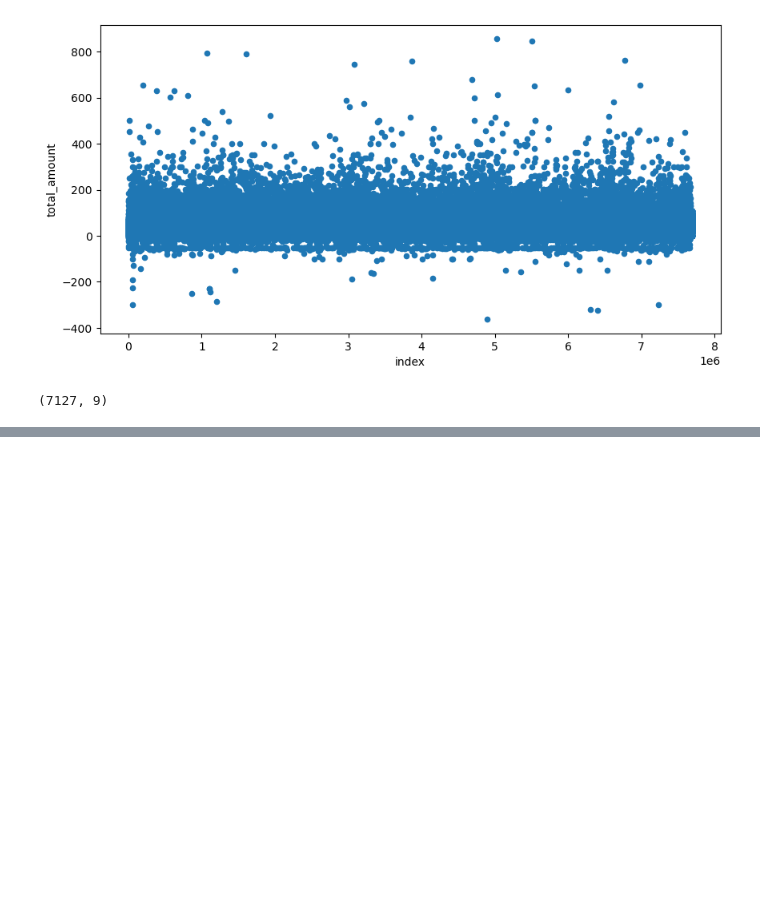
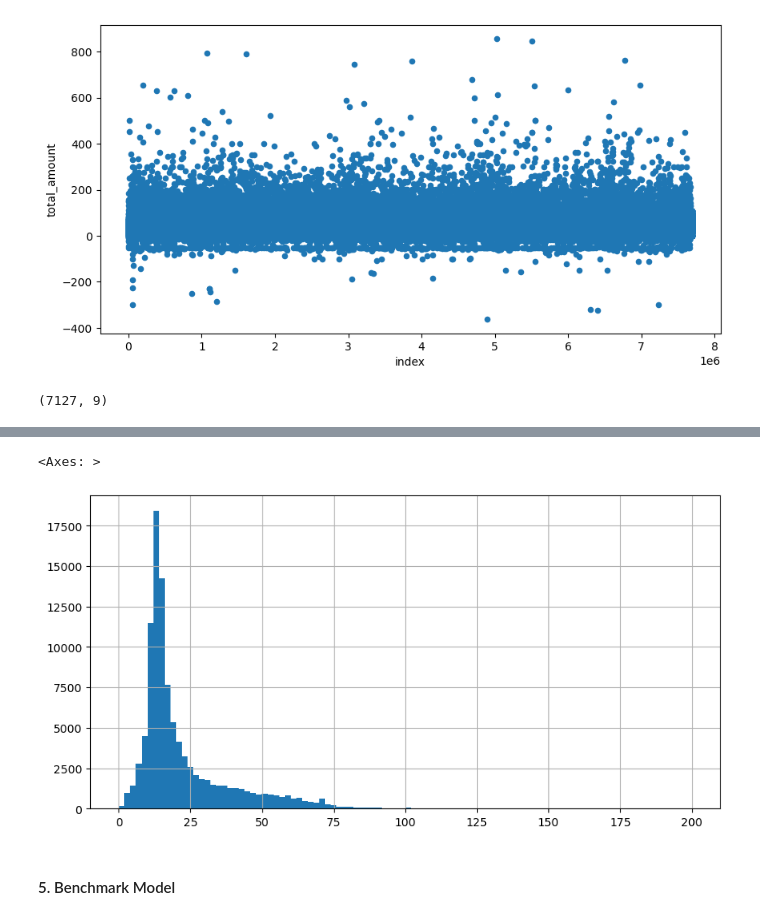
Before and after one commit to Nishant-Devi/Taxi-Analysis, a Jupyter notebook: Presentable notebook.ipynb, the cells around one changed output, grey strips where cells are left out. Drawn from its saved outputs; the diff is of its cells as text; code cells hidden in the pictures; blank space fills up the shorter version.

```diff
--- a/Presentable notebook.ipynb
+++ b/Presentable notebook.ipynb
@@ -193,0 +443,7 @@ we can agree to cut from $200 dollar
+# %%
+taxi_grouped_by_region['total_amount'].hist(figsize=(10,5), bins=100)
+# %% [output]
+<Axes: >
+[figure, added]
+# %% [markdown]
+#### 5. Benchmark Model
```
Also changed, not shown: parts of 57 cells of this notebook.
